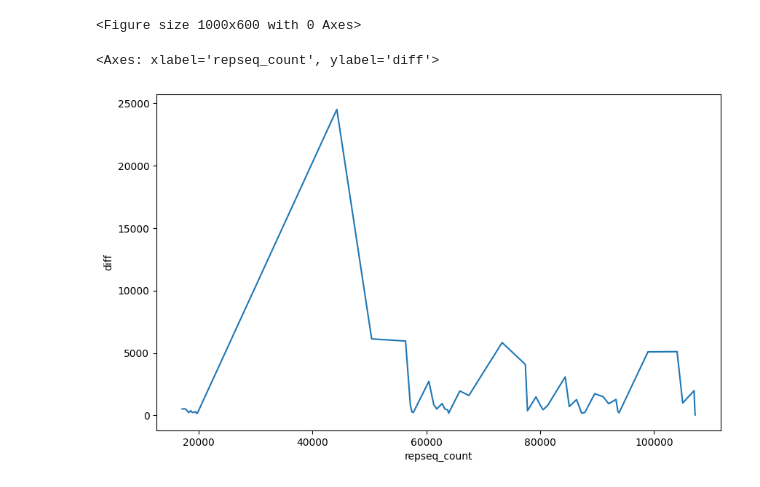
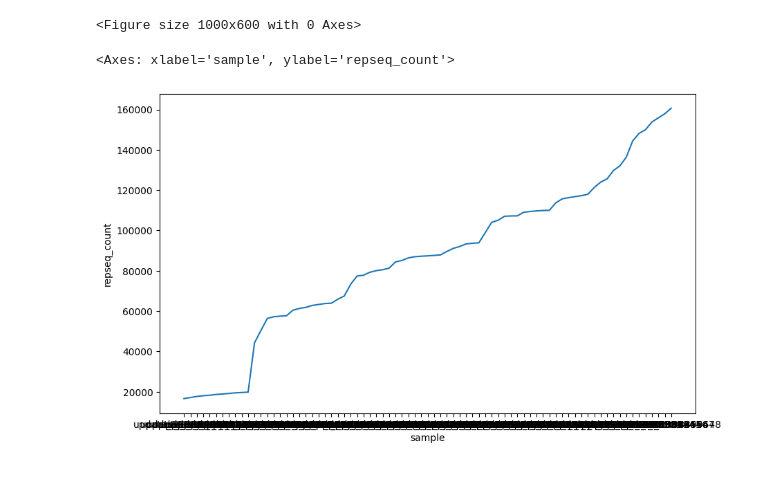
Before and after one commit to arudhir/planter, a Jupyter notebook: notebooks/repseq_stats.ipynb, the cells around one changed output. Drawn from its saved outputs; the diff is of its cells as text; code cells hidden in the pictures.

```diff
--- a/notebooks/repseq_stats.ipynb
+++ b/notebooks/repseq_stats.ipynb
@@ -41,9 +41,9 @@ repseq_counts_df.head()
 # %%
 # Plot the repseq_count and diff
 plt.figure(figsize=(10, 6))
-sns.lineplot(x='repseq_count', y='diff', data=repseq_counts_df)
+sns.lineplot(x='sample', y='repseq_count', data=repseq_counts_df)
 plt.show()
 # %% [output]
 <Figure size 1000x600 with 0 Axes>
-<Axes: xlabel='repseq_count', ylabel='diff'>
+<Axes: xlabel='sample', ylabel='repseq_count'>
-[figure, old version]
+[figure, new version]
```
Also changed, not shown: parts of 2 cells of this notebook.
